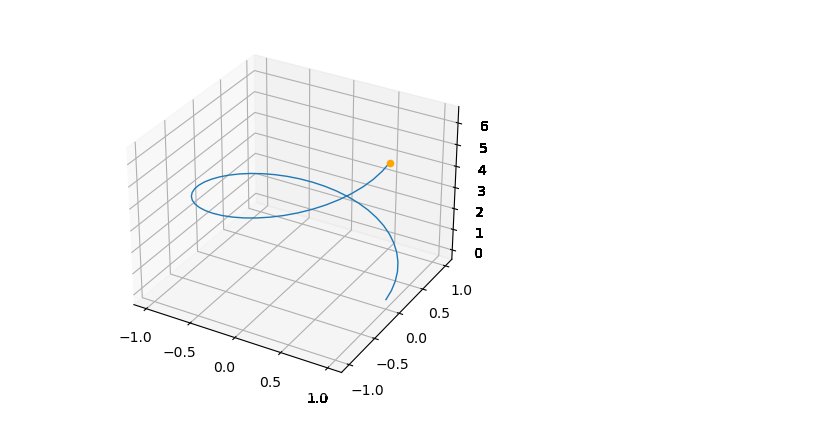
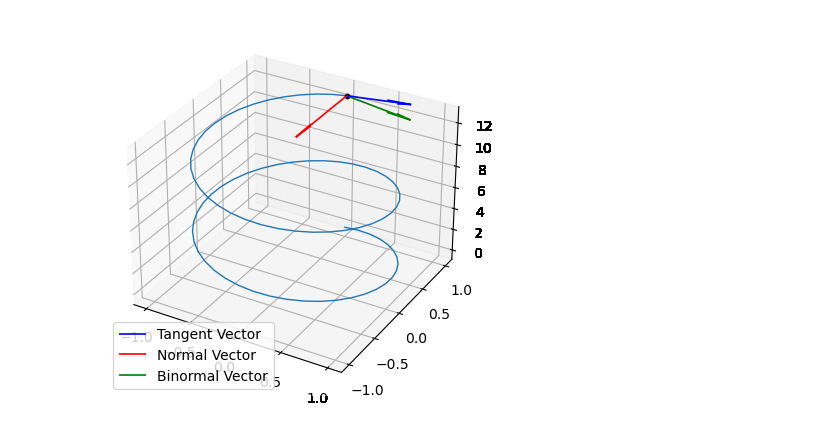
Before and after one commit to mrantenor/calculo, a Jupyter notebook: movimento de uma particula/Trajetoria.ipynb, the cells around one changed output. Saved outputs shown, nothing was run; the diff lists cells and outputs as text; code cells hidden in the pictures.

```diff
--- a/movimento de uma particula/Trajetoria.ipynb
+++ b/movimento de uma particula/Trajetoria.ipynb
@@ -11,8 +11,9 @@ def mod(vector):
 C = CoordSys3D('C')
 t = sp.symbols('t')
 
-r = sp.cos(t)*C.i+sp.sin(t)*C.j+t*C.k
+r = sp.sin(t)*C.i+sp.cos(t)*C.j+t*C.k
 r_1 = sp.diff(r,t)
+r_2 = sp.diff(r_1,t)
 
 T = r_1/mod(r_1)
 T_1 = sp.diff(T,t)
@@ -40,17 +44,17 @@ Bx = sp.lambdify(t, B.dot(C.i), 'numpy')
 By = sp.lambdify(t, B.dot(C.j), 'numpy')
 Bz = sp.lambdify(t, B.dot(C.k), 'numpy')
 # %%
-t_vals = np.linspace(0, 1*2*np.pi, 50)
-t_vals_n = np.arange(0, 50, 1)
-t_point = 3*np.pi
+t_vals = np.linspace(0, 4*np.pi, 80)
+t_vals_n = np.arange(0, 80, 1)
 # %%
 for i_,n_ in zip(t_vals,t_vals_n):
     ax = plt.axes(projection='3d')
     ax.plot(rx(t_vals),ry(t_vals),rz(t_vals),linewidth=1)
-    ax.scatter(rx(i_),ry(i_),rz(i_),c='orange')
-    #ax.quiver(rx(i_),ry(i_),rz(i_),Tx(i_),Ty(i_),Tz(i_),color='blue',linewidth=1.2)
-    #ax.quiver(rx(i_),ry(i_),rz(i_),Nx(i_),Ny(i_),Nz(i_),color='red',linewidth=1.2)
-    #ax.quiver(rx(i_),ry(i_),rz(i_),Bx(i_),By(i_),Bz(i_),color='green',linewidth=1.2)
+    ax.scatter(rx(i_),ry(i_),rz(i_),c='black',s=10)
+    ax.quiver(rx(i_),ry(i_),rz(i_),Tx(i_),Ty(i_),Tz(i_),color='blue',linewidth=1.2,label='Tangent Vector')
+    ax.quiver(rx(i_),ry(i_),rz(i_),Nx(i_),Ny(i_),Nz(i_),color='red',linewidth=1.2,label='Normal Vector')
+    ax.quiver(rx(i_),ry(i_),rz(i_),Bx(i_),By(i_),Bz(i_),color='green',linewidth=1.2, label='Binormal Vector')
+    plt.legend()
     plt.savefig('/home/antenor/Documents/IC/b/'+str(n_)+'.png')
 # %% [output]
-[figure, old version]
+[figure, new version]
```
Also changed, not shown: parts of 2 cells of this notebook, 5 other files.
